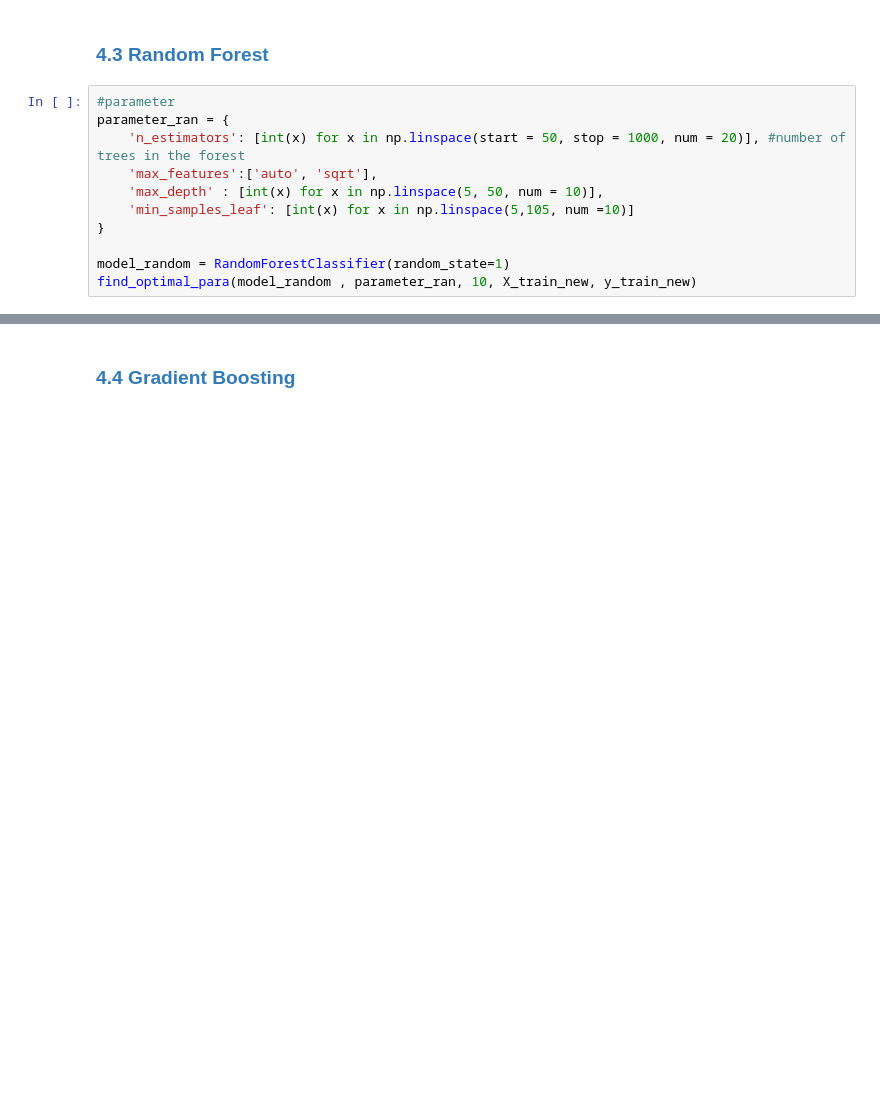
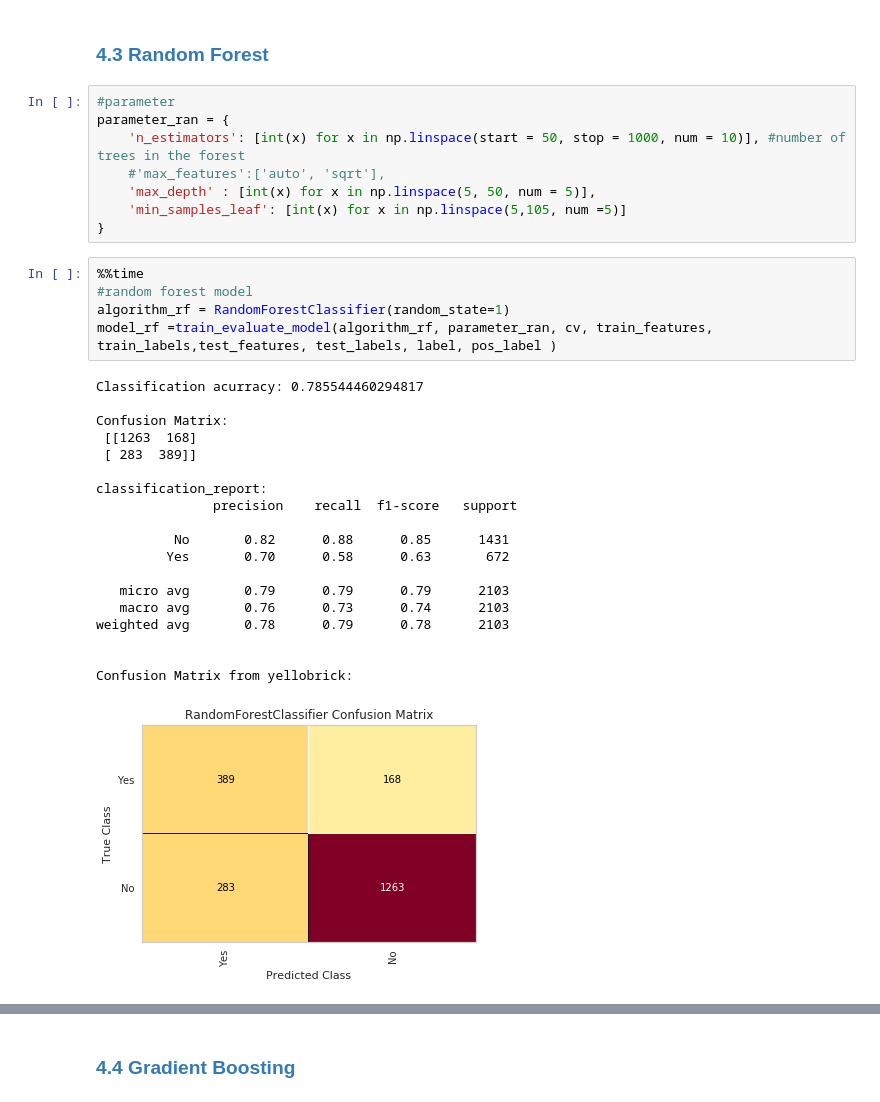
Before and after one commit to glingden/Customer-Churn-Prediction, a Jupyter notebook: Customer_churn_prediction.ipynb, the cells around one changed output, grey strips where cells are left out. Drawn from its saved outputs; the diff is of its cells as text; blank space fills up the shorter version.

```diff
--- a/Customer_churn_prediction.ipynb
+++ b/Customer_churn_prediction.ipynb
@@ -723,11 +773,33 @@ plt.show()
 # %%
 #parameter
 parameter_ran = {
-    'n_estimators': [int(x) for x in np.linspace(start = 50, stop = 1000, num = 20)], #number of trees in the forest
-    'max_features':['auto', 'sqrt'],
-    'max_depth' : [int(x) for x in np.linspace(5, 50, num = 10)],
-    'min_samples_leaf': [int(x) for x in np.linspace(5,105, num =10)]
+    'n_estimators': [int(x) for x in np.linspace(start = 50, stop = 1000, num = 10)], #number of trees in the forest
+    #'max_features':['auto', 'sqrt'],
+    'max_depth' : [int(x) for x in np.linspace(5, 50, num = 5)],
+    'min_samples_leaf': [int(x) for x in np.linspace(5,105, num =5)]
 }
-
-model_random = RandomForestClassifier(random_state=1)
-find_optimal_para(model_random , parameter_ran, 10, X_train_new, y_train_new)
+# %%
+%%time
+#random forest model
+algorithm_rf = RandomForestClassifier(random_state=1)
+model_rf =train_evaluate_model(algorithm_rf, parameter_ran, cv, train_features, train_labels,test_features, test_labels, label, pos_label )
+# %% [output]
+Classification acurracy: 0.785544460294817
+
+Confusion Matrix:
+ [[1263  168]
+ [ 283  389]]
+
+classification_report:
+               precision    recall  f1-score   support
+
+          No       0.82      0.88      0.85      1431
+         Yes       0.70      0.58      0.63       672
+
+   micro avg       0.79      0.79      0.79      2103
+   macro avg       0.76      0.73      0.74      2103
+weighted avg       0.78      0.79      0.78      2103
+
+
+Confusion Matrix from yellobrick:
+[figure, added]
```
Also changed, not shown: parts of 34 cells of this notebook.
